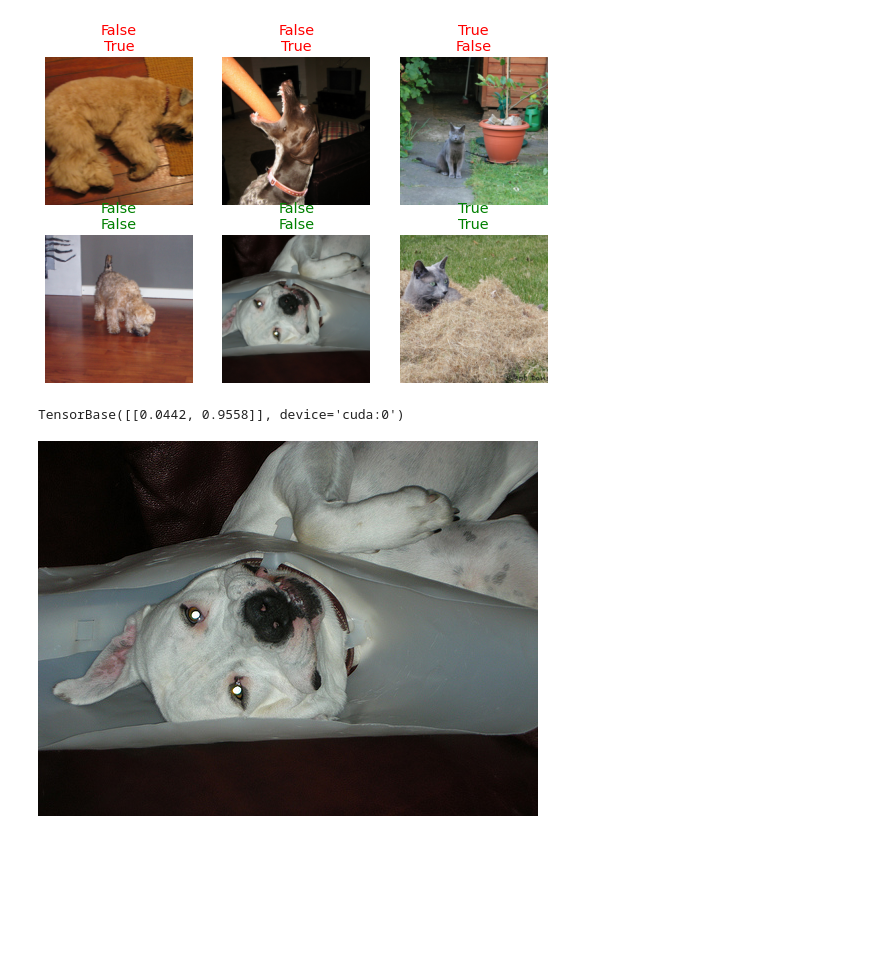
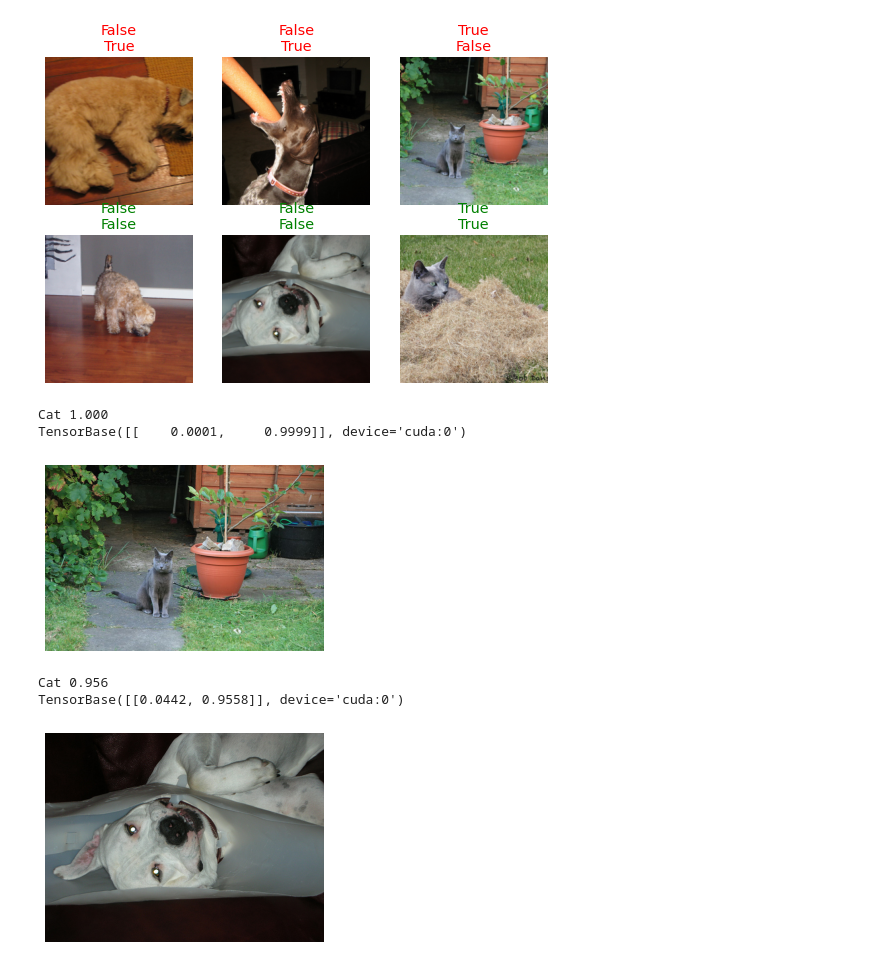
Before and after one commit to lukexyz/crystal-ball, a Jupyter notebook: nbs/02_controller.ipynb, the cells around one changed output. Saved outputs shown, nothing was run; the diff lists cells and outputs as text; code cells hidden in the pictures; blank space fills up the shorter version.

Commit message:
improve show_sample output with img and preds

```diff
--- a/nbs/02_controller.ipynb
+++ b/nbs/02_controller.ipynb
@@ -131,16 +131,31 @@ torch.set_printoptions(sci_mode=False)
 # %%
 def get_sample(n=0):
     """Get image from dataset and pass through pre-processing"""
-    img = PILImage.create(dls.valid_ds.items[821])
+    img = PILImage.create(dls.valid_ds.items[n])
     x, = first(dls.test_dl([img]))
     return img, x
 
-img, x = get_sample(n=599)
+def show_sample(n=0):
+    img, x = get_sample(n=n)
+    with torch.no_grad(): output = learn.model.eval()(x)
+    pred = F.softmax(output, dim=-1)
 
-with torch.no_grad(): output = learn.model.eval()(x)
-print(F.softmax(output, dim=-1))
+    pred = F.softmax(output, dim=-1)
 
-img
+    if pred[0][0]>=0.5: ans = f"Dog {pred[0][0]:0.3f}"
+    else: ans = f"Cat {pred[0][1]:0.3f}"
+
+    print(ans, pred, sep='\n')
+    img.show();
+
+show_sample(599)
 # %% [output]
-TensorBase([[0.0442, 0.9558]], device='cuda:0')
+Cat 1.000
+TensorBase([[    0.0001,     0.9999]], device='cuda:0')
-[figure, old version]
+[figure, new version]
+# %%
+show_sample(821)
+# %% [output]
+Cat 0.956
+TensorBase([[0.0442, 0.9558]], device='cuda:0')
+[figure, added]
```
Also changed, not shown: parts of 1 cell of this notebook.
